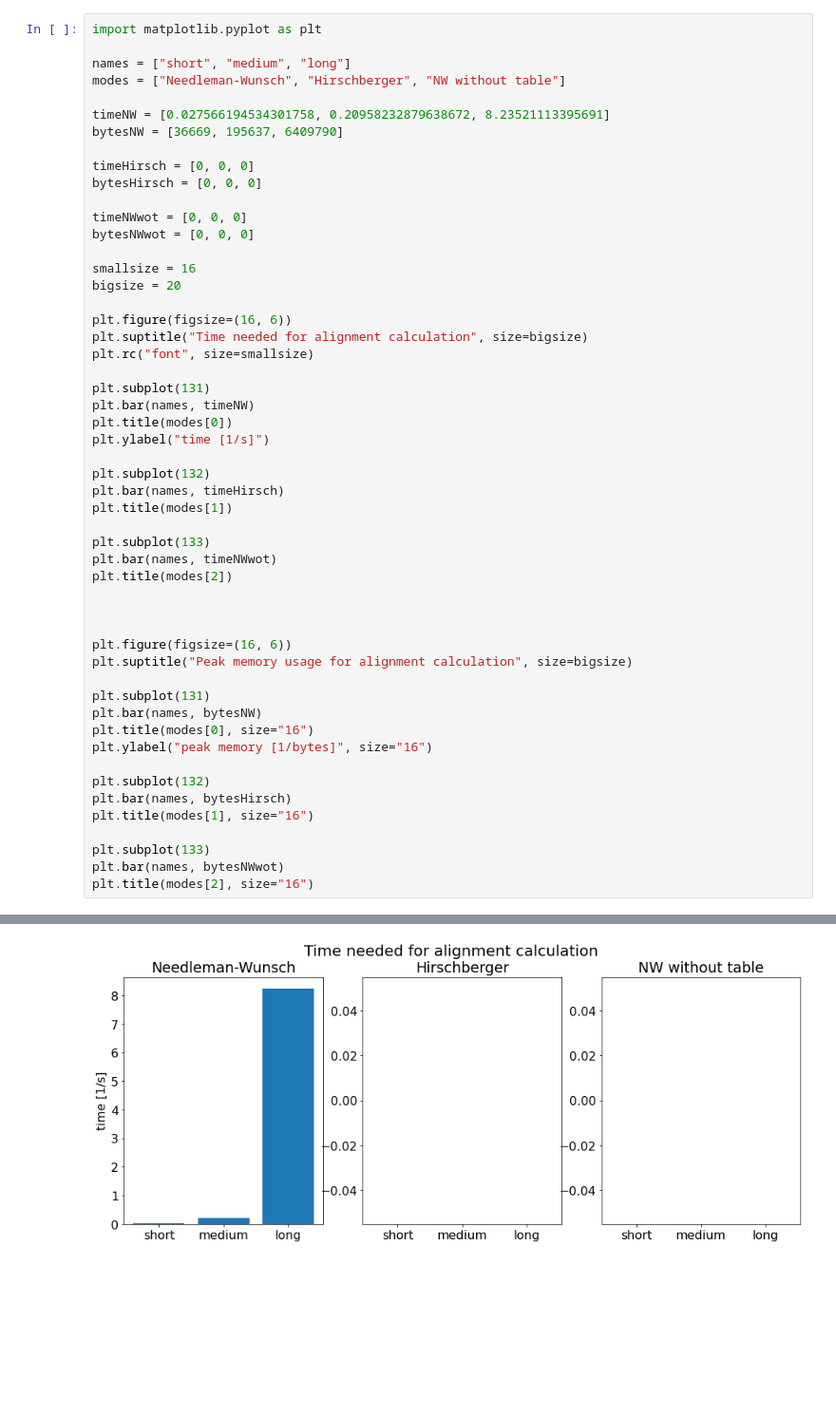
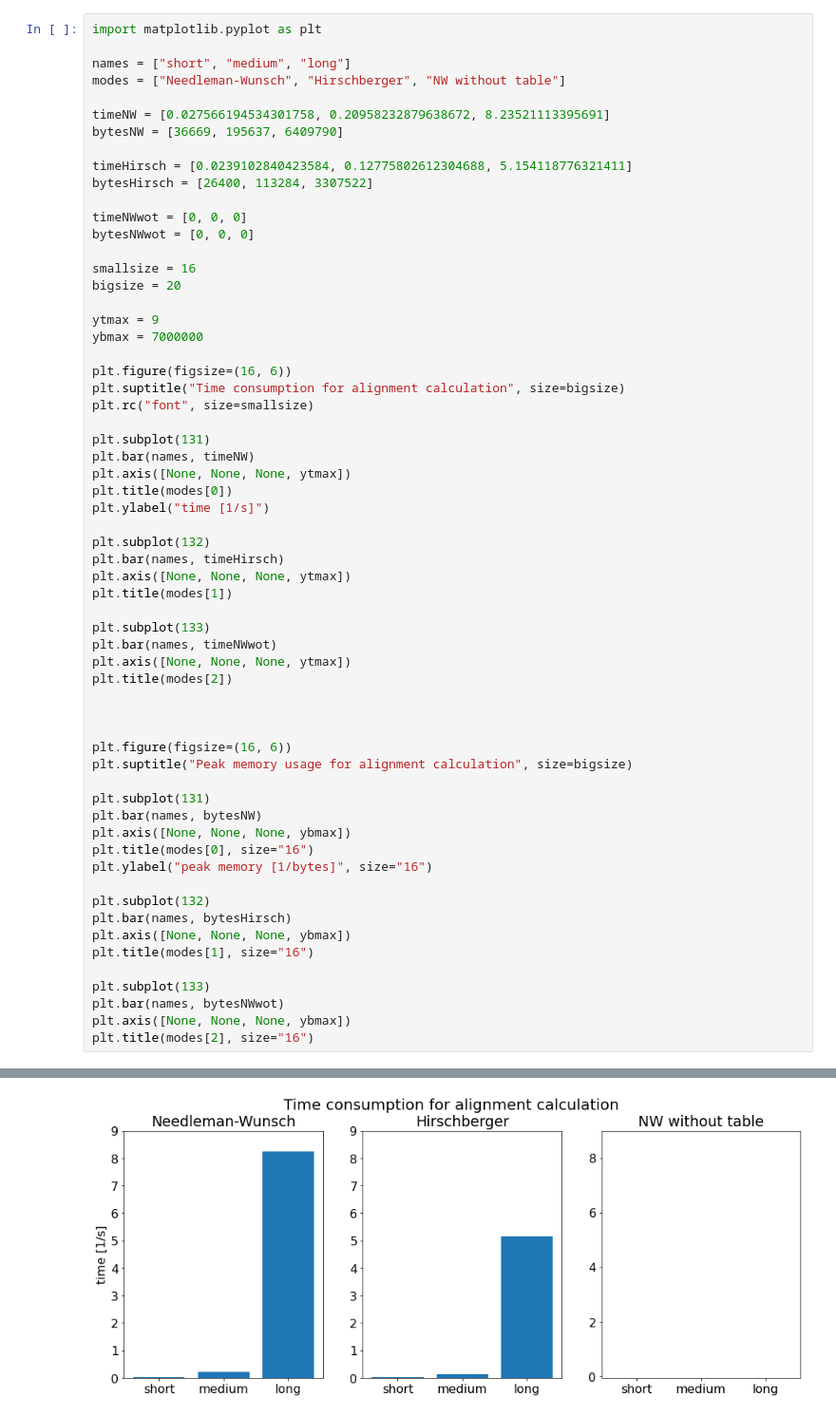
Before and after one commit to f3rryman/seqbio21, a Jupyter notebook: A02/A02_plots.ipynb, the cells around one changed output, grey strips where cells are left out. Shown at 95% size. Cells and saved outputs as stored; diff of their text form; blank space fills up the shorter version.

```diff
--- a/A02/A02_plots.ipynb
+++ b/A02/A02_plots.ipynb
@@ -7,8 +7,8 @@ modes = ["Needleman-Wunsch", "Hirschberger", "NW without table"]
 timeNW = [0.027566194534301758, 0.20958232879638672, 8.23521113395691]
 bytesNW = [36669, 195637, 6409790]
 
-timeHirsch = [0, 0, 0]
-bytesHirsch = [0, 0, 0]
+timeHirsch = [0.0239102840423584, 0.12775802612304688, 5.154118776321411]
+bytesHirsch = [26400, 113284, 3307522]
 
 timeNWwot = [0, 0, 0]
 bytesNWwot = [0, 0, 0]
@@ -16,40 +16,49 @@ bytesNWwot = [0, 0, 0]
 smallsize = 16
 bigsize = 20
 
+ytmax = 9
+ybmax = 7000000
+
 plt.figure(figsize=(16, 6))
-plt.suptitle("Time needed for alignment calculation", size=bigsize)
+plt.suptitle("Time consumption for alignment calculation", size=bigsize)
 plt.rc("font", size=smallsize)
 
 plt.subplot(131)
 plt.bar(names, timeNW)
+plt.axis([None, None, None, ytmax])
 plt.title(modes[0])
 plt.ylabel("time [1/s]")
 
 plt.subplot(132)
 plt.bar(names, timeHirsch)
+plt.axis([None, None, None, ytmax])
 plt.title(modes[1])
 
 plt.subplot(133)
 plt.bar(names, timeNWwot)
+plt.axis([None, None, None, ytmax])
 plt.title(modes[2])
 
 
 
 plt.figure(figsize=(16, 6))
 plt.suptitle("Peak memory usage for alignment calculation", size=bigsize)
 
 plt.subplot(131)
 plt.bar(names, bytesNW)
+plt.axis([None, None, None, ybmax])
 plt.title(modes[0], size="16")
 plt.ylabel("peak memory [1/bytes]", size="16")
 
 plt.subplot(132)
 plt.bar(names, bytesHirsch)
+plt.axis([None, None, None, ybmax])
 plt.title(modes[1], size="16")
 
 plt.subplot(133)
 plt.bar(names, bytesNWwot)
+plt.axis([None, None, None, ybmax])
 plt.title(modes[2], size="16")
 # %% [output]
 Text(0.5, 1.0, 'NW without table')
-[figure, old version]
+[figure, new version]
```
Also changed, not shown: parts of 1 cell of this notebook, 8 other files.
